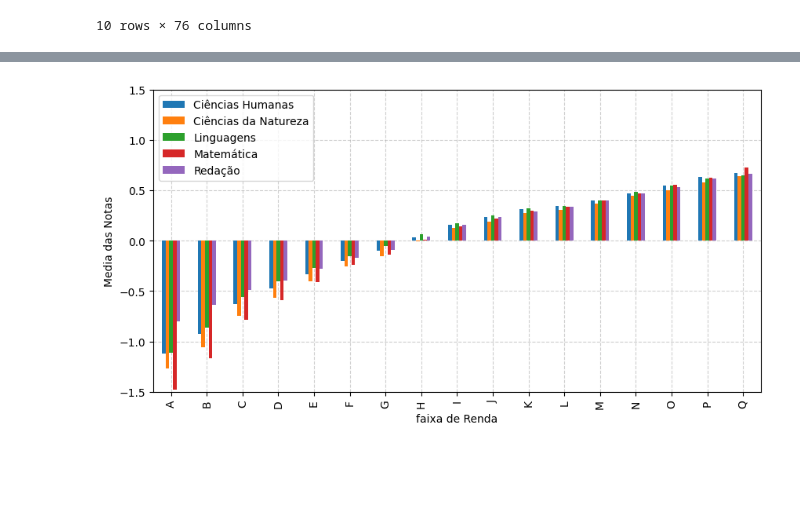
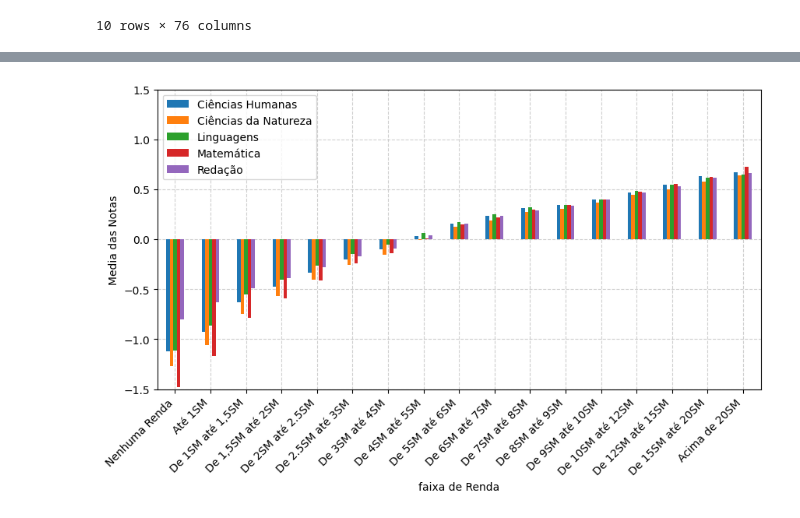
Before and after one commit to laupontiroli/APS_1_cdados, a Jupyter notebook: analise_dados.ipynb, the cells around one changed output, grey strips where cells are left out. Cells and saved outputs as stored; diff of their text form; code cells hidden in the pictures; blank space fills up the shorter version.

```diff
--- a/analise_dados.ipynb
+++ b/analise_dados.ipynb
@@ -69,49 +74,53 @@ plt.show()
 # %%
 #fazendo o de cohen por renda
 import matplotlib.pyplot as plt
 plt.style.use('default')
 
 
 #pegando as notas e a renda
 df_renda=mcdados_filtrado[["NU_NOTA_CH","NU_NOTA_CN","NU_NOTA_LC","NU_NOTA_MT","NU_NOTA_REDACAO","Q006"]]
 
 
 #calculando d de cohen
 medias_por_renda = df_renda.groupby("Q006").mean()
 
 std_por_renda = df_renda.groupby("Q006").std()
 
 media_total = medias_por_renda.mean()
 
 dcohen = (medias_por_renda - media_total) / std_por_renda
 
 
 
-faixas_de_renda = [
+
+
+f_rendas = [
     "Nenhuma Renda",
-    "Até R$ 1.212,00",
-    "De R$ 1.212,01 até R$ 1.818,00",
-    "De R$ 1.818,01 até R$ 2.424,00",
-    "De R$ 2.424,01 até R$ 3.030,00",
-    "De R$ 3.030,01 até R$ 3.636,00",
-    "De R$ 3.636,01 até R$ 4.848,00",
-    "De R$ 4.848,01 até R$ 6.060,00",
-    "De R$ 6.060,01 até R$ 7.272,00",
-    "De R$ 7.272,01 até R$ 8.484,00",
-    "De R$ 8.484,01 até R$ 9.696,00",
-    "De R$ 9.696,01 até R$ 10.908,00",
-    "De R$ 10.908,01 até R$ 12.120,00",
-    "De R$ 12.120,01 até R$ 14.544,00",
-    "De R$ 14.544,01 até R$ 18.180,00",
-    "De R$ 18.180,01 até R$ 24.240,00",
-    "Acima de R$ 24.240,00"
+    "Até 1SM",
+    "De 1SM até 1,5SM",
+    "De 1,5SM até 2SM",
+    "De 2SM até 2.5SM",
+    "De 2.5SM até 3SM",
+    "De 3SM até 4SM",
+    "De 4SM até 5SM",
+    "De 5SM até 6SM",
+    "De 6SM até 7SM",
+    "De 7SM até 8SM",
+    "De 8SM até 9SM",
+    "De 9SM até 10SM",
+    "De 10SM até 12SM",
+    "De 12SM até 15SM",
+    "De 15SM até 20SM",
+    "Acima de 20SM"
+
 ]
 
-dcohen.plot.bar(stacked=False, figsize=(10,5),xlabel=faixas_de_renda, ylim = (-1.5, 1.5),zorder=2)
+dcohen.plot.bar(stacked=False, figsize=(10,5), ylim = (-1.5, 1.5),zorder=2)
 plt.grid(True,linestyle='--', zorder=1,alpha=0.6)
 plt.ylabel("Media das Notas")
 plt.xlabel('faixa de Renda')
+plt.xticks(range(len(f_rendas)),labels=f_rendas, rotation=45, ha='right')
 plt.legend(['Ciências Humanas','Ciências da Natureza','Linguagens','Matemática','Redação'], loc="upper left")
 plt.show()
 # %% [output]
-[figure, old version]
+[figure, new version]
```
Also changed, not shown: parts of 3 cells of this notebook.
